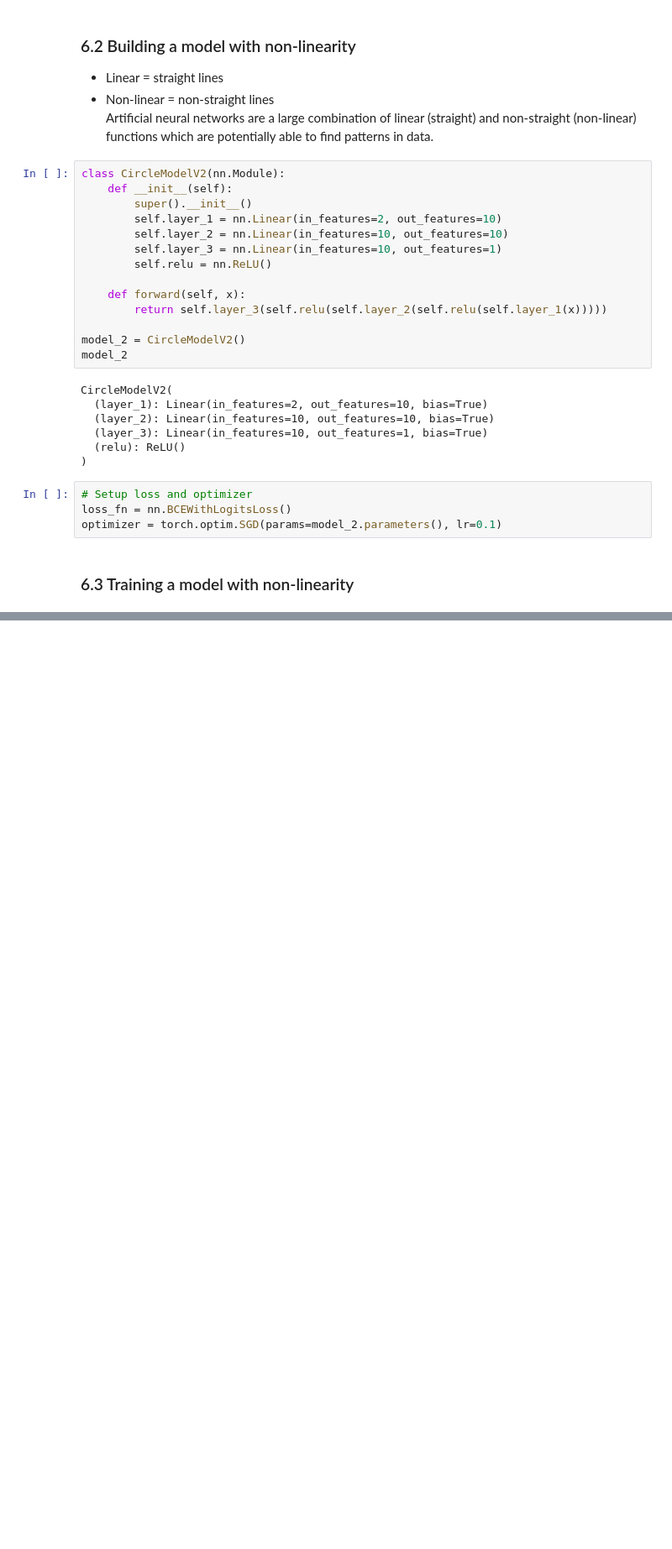
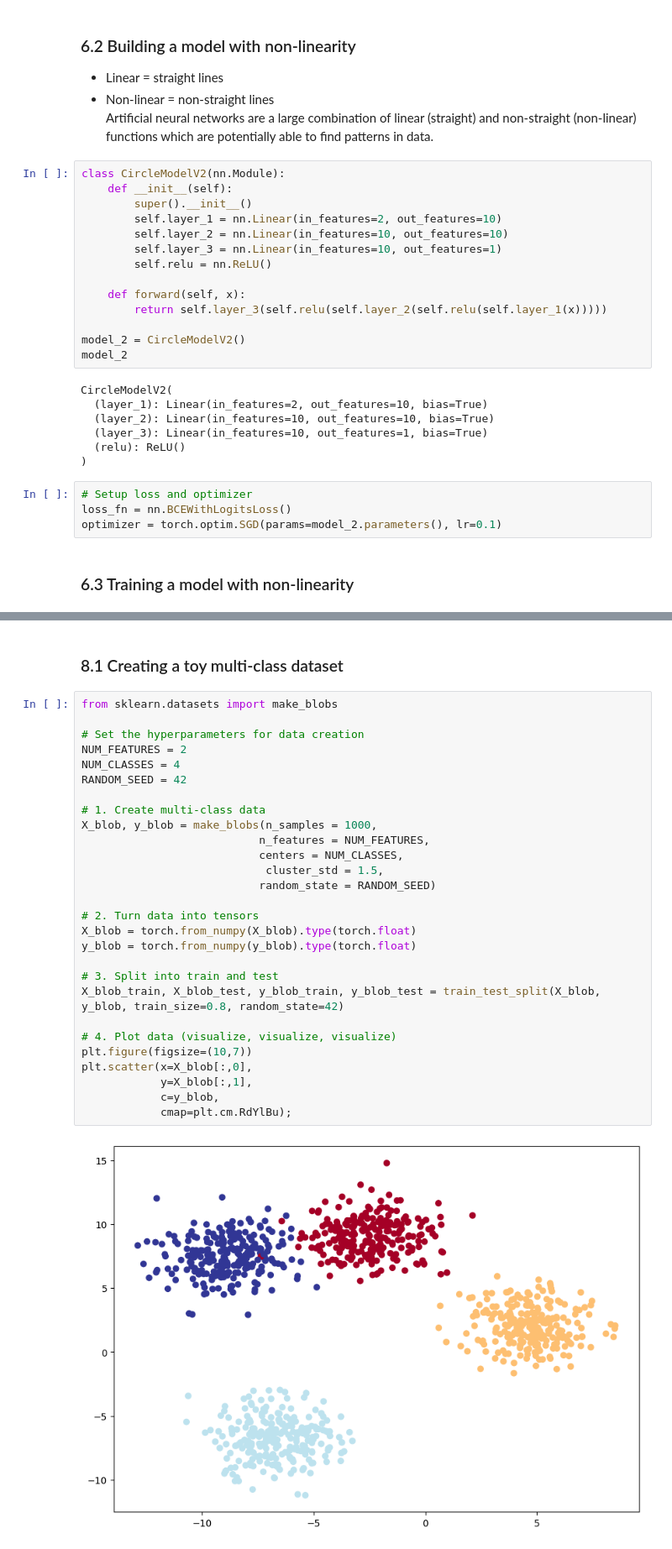
Before and after one commit to deeryakgun/pytorch-for-deep-learning-udemy-notes, a Jupyter notebook: 02_neural_network_classification.ipynb, the cells around one changed output, grey strips where cells are left out. Shown at 84% size. Saved outputs shown, nothing was run; the diff lists cells and outputs as text; blank space fills up the shorter version.

```diff
--- a/02_neural_network_classification.ipynb
+++ b/02_neural_network_classification.ipynb
@@ -521,0 +584,32 @@ Epoch: 900  |  Train Loss: 0.64007  |  Test Loss: 0.64637
+# %% [markdown]
+### 8.1 Creating a toy multi-class dataset
+# %%
+from sklearn.datasets import make_blobs
+
+# Set the hyperparameters for data creation
+NUM_FEATURES = 2
+NUM_CLASSES = 4
+RANDOM_SEED = 42
+
+# 1. Create multi-class data
+X_blob, y_blob = make_blobs(n_samples = 1000,
+                           n_features = NUM_FEATURES,
+                           centers = NUM_CLASSES,
+                            cluster_std = 1.5,
+                           random_state = RANDOM_SEED)
+
+# 2. Turn data into tensors
+X_blob = torch.from_numpy(X_blob).type(torch.float)
+y_blob = torch.from_numpy(y_blob).type(torch.float)
+
+# 3. Split into train and test
+X_blob_train, X_blob_test, y_blob_train, y_blob_test = train_test_split(X_blob, y_blob, train_size=0.8, random_state=42)
+
+# 4. Plot data (visualize, visualize, visualize)
+plt.figure(figsize=(10,7))
+plt.scatter(x=X_blob[:,0],
+            y=X_blob[:,1],
+            c=y_blob,
+            cmap=plt.cm.RdYlBu);
+# %% [output]
+[figure, added]
```
Also changed, not shown: parts of 23 cells of this notebook.
